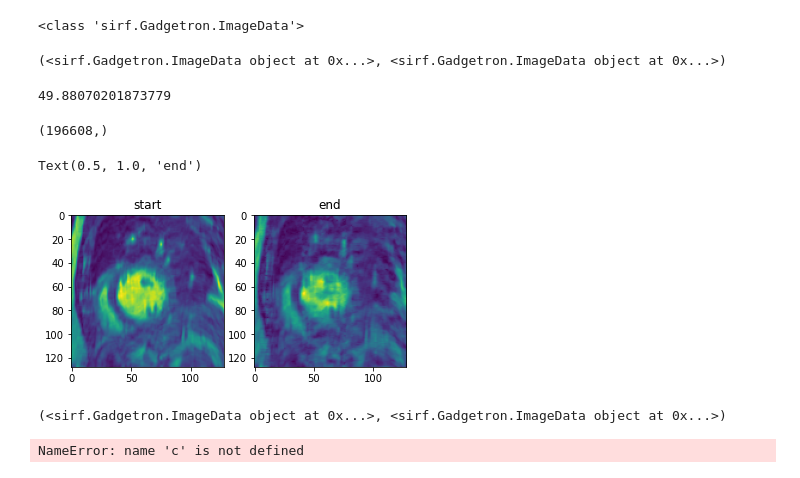
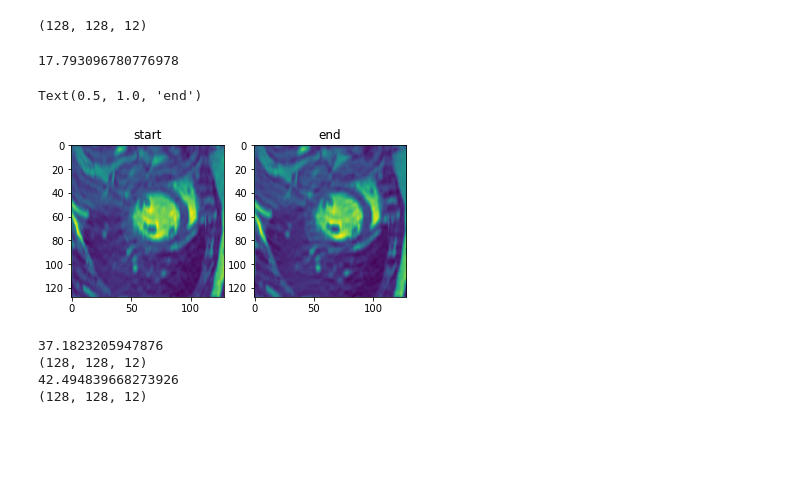
Before and after one commit to MATHplus-Young-Academy/P1-Temp-Reg, a Jupyter notebook: modelbased-approach/admm.ipynb, the cells around one changed output. Cells and saved outputs as stored; diff of their text form; code cells hidden in the pictures; blank space fills up the shorter version.

```diff
--- a/modelbased-approach/admm.ipynb
+++ b/modelbased-approach/admm.ipynb
@@ -31,7 +20,7 @@ np.shape(a)
 # %%
 class LHS():
-    def __init__(self, template,beta_x, beta_t,A,Dx,Dt):
-        self.template=template
+    def __init__(self, template_shape, beta_x, beta_t,A,Dx,Dt):
+        self.template_shape = template_shape
         self.beta_x = beta_x
         self.beta_t = beta_t
         self.A = A
@@ -39,7 +28,7 @@ class LHS():
         self.Dt = Dt
 
     def forward(self,u):
-        b = self.template.copy().fill(np.reshape(u,self.template.shape))
+        b = np.reshape(u,self.template_shape)
         return self.Left_hand_side(b)
 
     def Left_hand_side(self, u):
@@ -47,10 +36,5 @@ class LHS():
         first_part = self.A.backward(self.A.forward(u))
         second_part = self.beta_t*self.Dt.backward(self.Dt.backward(u))
         third_part = self.beta_x * self.Dx.backward(self.Dx.forward(u))
-        return (first_part + second_part + third_part).as_array().flatten()
-
-    def prox(self, alpha,x):
-        prox_output = x.as_array()
-        prox_output = np.sign(x)*np.max(np.abs(x) -  alpha,0)
-        return self.template.copy().fill(prox_output)
+        return (first_part + second_part + third_part).flatten()
 # %%
@@ -117,43 +44,52 @@ def alternating_lagrange_multiplier(max_iter):
 # %%
 def compute_init_u(y,A):
     return A.backward(y)
+# %%
+def solve_u_step(u_k,zt_k,zx_k,beta_x,beta_t,mut_k,mux_k, y,A,Dx,Dt):
+    lhs = LHS(u_k.shape, beta_x, beta_t,A,Dx,Dt)
+    operator_shape= (u_k.size, u_k.size)
+    RHS = Right_hand_side(y,mux_k, mut_k, zx_k, zt_k,beta_x,beta_t, A,Dx,Dt)
+    Operator = LinearOperator( operator_shape, matvec=lhs.forward )
+
+    u_next = bicgstab(Operator, RHS.flatten(), u_k.flatten())
+    return u_next[0].reshape(u_k.shape)
 # %%
 u_k = compute_init_u(y,A)
-print(type(u_k))
+print(u_k.shape)
 # %% [output]
-<class 'sirf.Gadgetron.ImageData'>
+(128, 128, 12)
 # %%
 #B = LinearOperator((2,2), matvec=LHS)
+u_k = compute_init_u(y,A)
+Dx = aux.Dx()
+Dt = aux.Dt()
+zt_k = Dt.forward(u_k)
+zx_k = Dx.forward(u_k)
+
+zt_k[:] = 0
+zx_k[0][:] = 0
+zx_k[1][:] = 0
+
+mut_k = zt_k
+mut_k[:] = 0
+mux_k = (mut_k, mut_k)
-# %% [output]
-(<sirf.Gadgetron.ImageData object at 0x...>, <sirf.Gadgetron.ImageData object at 0x...>)
 # %%
 import time
-
-time_start = time.time()
-#run your code
-
+tstart = time.time()
 result = solve_u_step(u_k,zt_k,zx_k,beta_1,beta_2,mut_k,mux_k, y,A,Dx,Dt)
-time_elapsed = (time.time()- time_start)
-print(time_elapsed)
+print(time.time()-tstart)
 # %% [output]
-49.88070201873779
+17.793096780776978
 # %%
-print((result[0].shape))
-
-resimg = np.reshape(result[0], (12,128,128))
+resimg = np.reshape(result, (128,128,12))
 import matplotlib.pyplot as plt
 
+plotframe = 6
 f,ax = plt.subplots(1,2)
-ax[0].imshow(np.abs(np.squeeze(u_k.as_array()[3,:,:])))
+ax[0].imshow(np.abs(np.squeeze(u_k[:,:,plotframe])))
 ax[0].set_title('start')
-ax[1].imshow(np.abs(np.squeeze(resimg[3,:,:])))
+ax[1].imshow(np.abs(np.squeeze(resimg[:,:,plotframe])))
 ax[1].set_title('end')
 # %% [output]
-(196608,)
+Text(0.5, 1.0, 'end')
-Text(0.5, 1.0, 'end')
-[figure, old version]
+[figure, new version]
-# %%
-alternating_lagrange_multiplier(1)
-# %% [output]
-(<sirf.Gadgetron.ImageData object at 0x...>, <sirf.Gadgetron.ImageData object at 0x...>)
-NameError: name 'c' is not defined
@@ -159,0 +151,8 @@ NameError: name 'c' is not defined
+# %%
+maxiter=  10
+result = alternative_lagrange_multiplier(maxiter)
+# %% [output]
+37.1823205947876
+(128, 128, 12)
+42.494839668273926
+(128, 128, 12)
```
Also changed, not shown: parts of 9 cells of this notebook, 2 other files.
